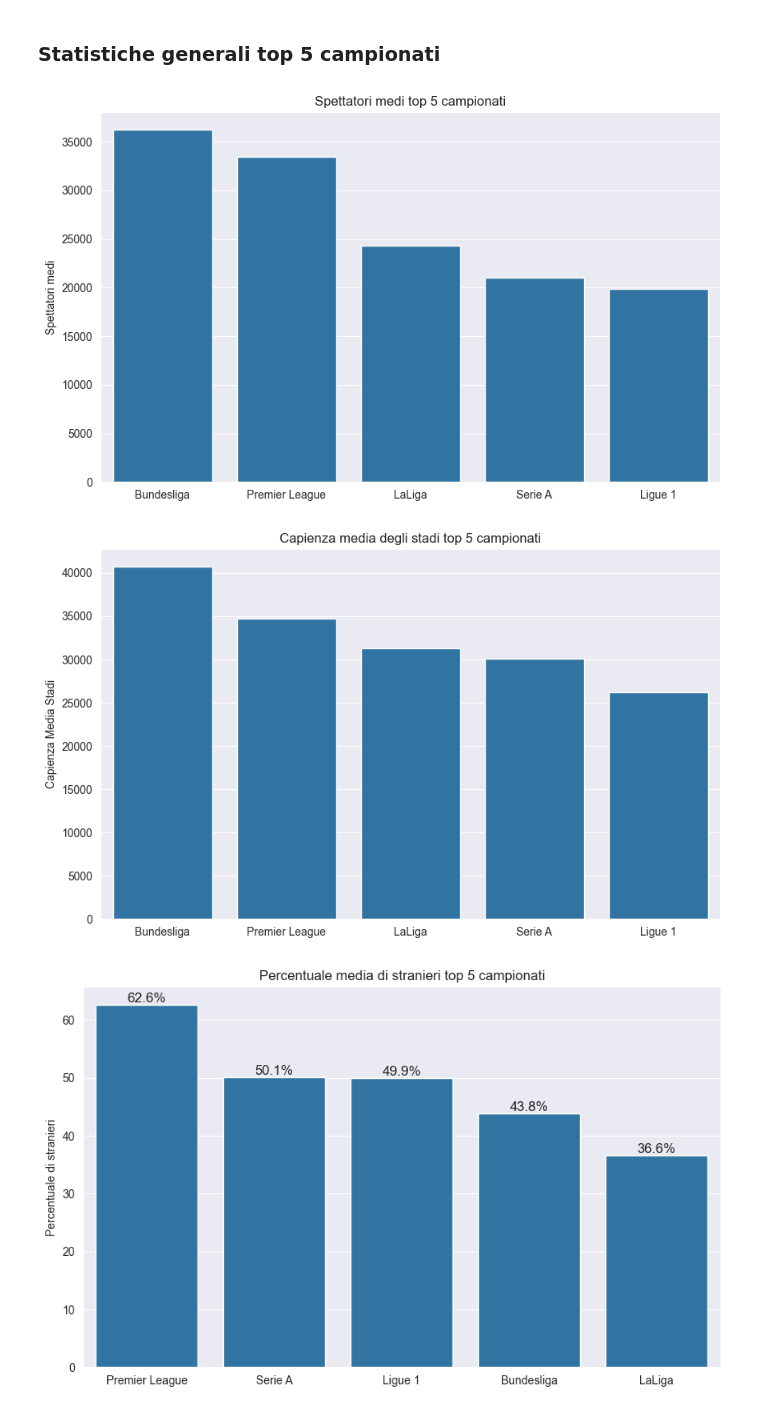
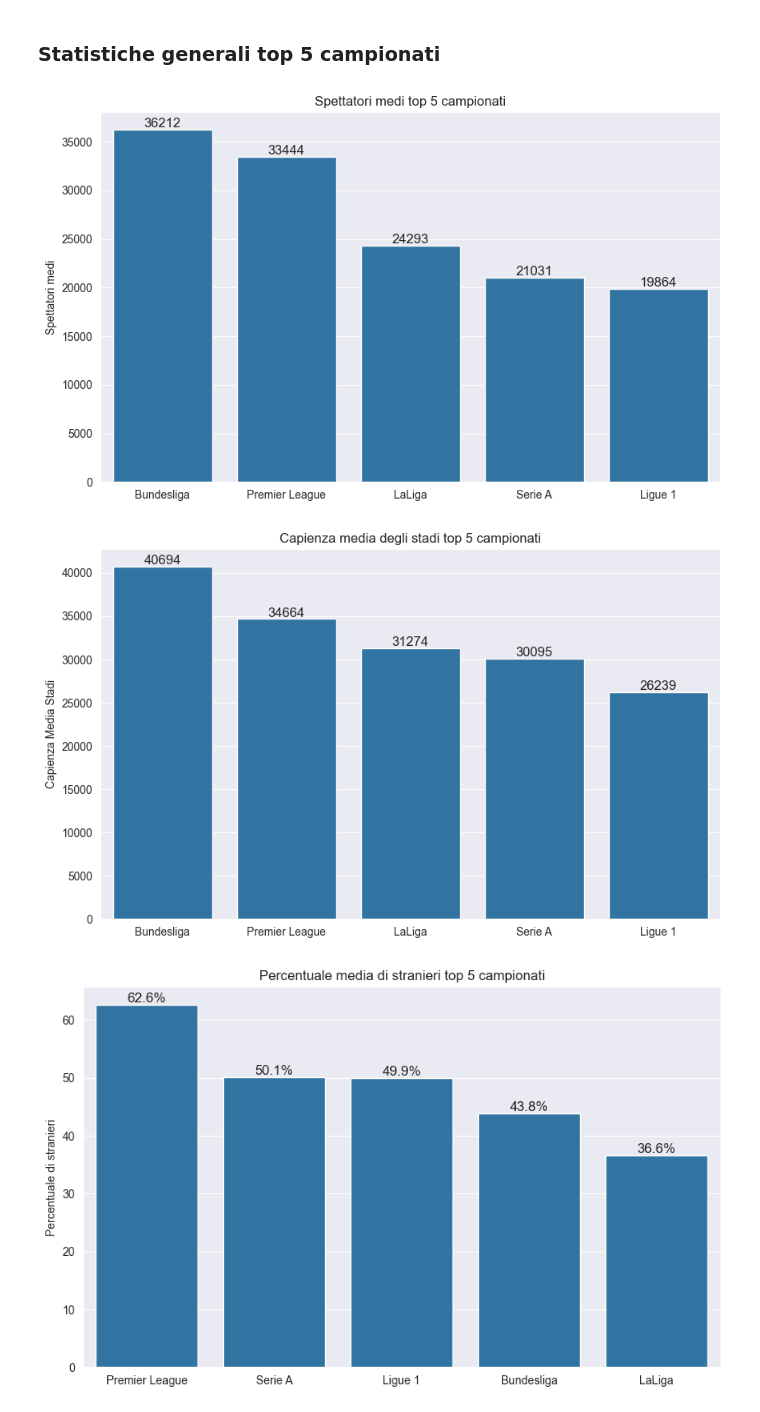
Before and after one commit to RiccardoPili/Football-Data-Analysis, a Jupyter notebook: data_analysis_visualization/competitions_stats.ipynb, the cells around one changed output. Cells and saved outputs as stored; diff of their text form; code cells hidden in the pictures.

```diff
--- a/data_analysis_visualization/competitions_stats.ipynb
+++ b/data_analysis_visualization/competitions_stats.ipynb
@@ -92,16 +92,23 @@ top5_games_competitions = games_competitions[games_competitions['competition_id'
 # %%
 # Spettatori medi top 5 campionati
 
 avg_attendance_by_competition = top5_games_competitions.groupby(['competition_id', 'name'])['attendance'].mean().reset_index().sort_values(by='attendance', ascending=False)
 
 plt.figure(figsize=(10, 6))
 sns.barplot(data=avg_attendance_by_competition, x='name', y='attendance')
+
+# annotazioni del grafico
+counter = 0
+for index, row in avg_attendance_by_competition.iterrows():
+    plt.text(counter, row['attendance'], f'{row["attendance"]:.0f}', ha='center', va='bottom', fontsize=12)
+    counter += 1
+
 plt.title('Spettatori medi top 5 campionati')
 plt.xlabel('')
 plt.ylabel('Spettatori medi')
 plt.show()
 # %% [output]
-[figure, old version]
+[figure, new version]
 # %%
 clubs_competitions = clubs_df.merge(competitions_df.query('type == "domestic_league"'), left_on='league_id', right_on='competition_id', how='left')
 
@@ -114,12 +121,19 @@ avg_capacity_by_league = avg_capacity_by_league.sort_values(by='stadium_seats',
 
 plt.figure(figsize=(10, 6))
 sns.barplot(data=avg_capacity_by_league, x='name', y='stadium_seats')
+
+# annotazioni del grafico
+counter = 0
+for index, row in avg_capacity_by_league.iterrows():
+    plt.text(counter, row['stadium_seats'], f'{row["stadium_seats"]:.0f}', ha='center', va='bottom', fontsize=12)
+    counter += 1
+
 plt.title('Capienza media degli stadi top 5 campionati')
 plt.xlabel('')
 plt.ylabel('Capienza Media Stadi')
 plt.show()
 # %% [output]
-[figure, old version]
+[figure, new version]
 # %%
 # percentuale di stranieri per ogni campionato
 
```
Also changed, not shown: 3 other files.
